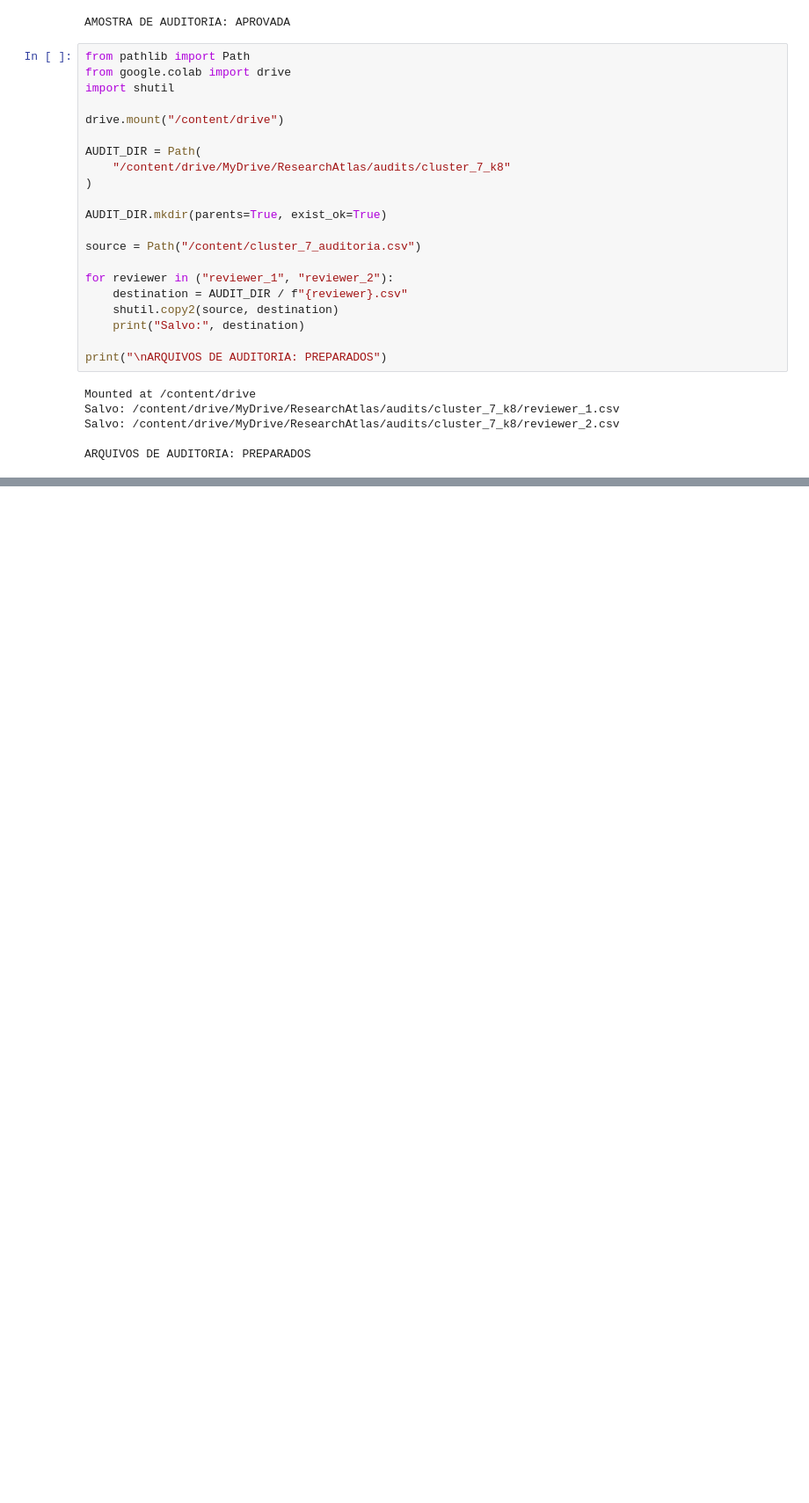
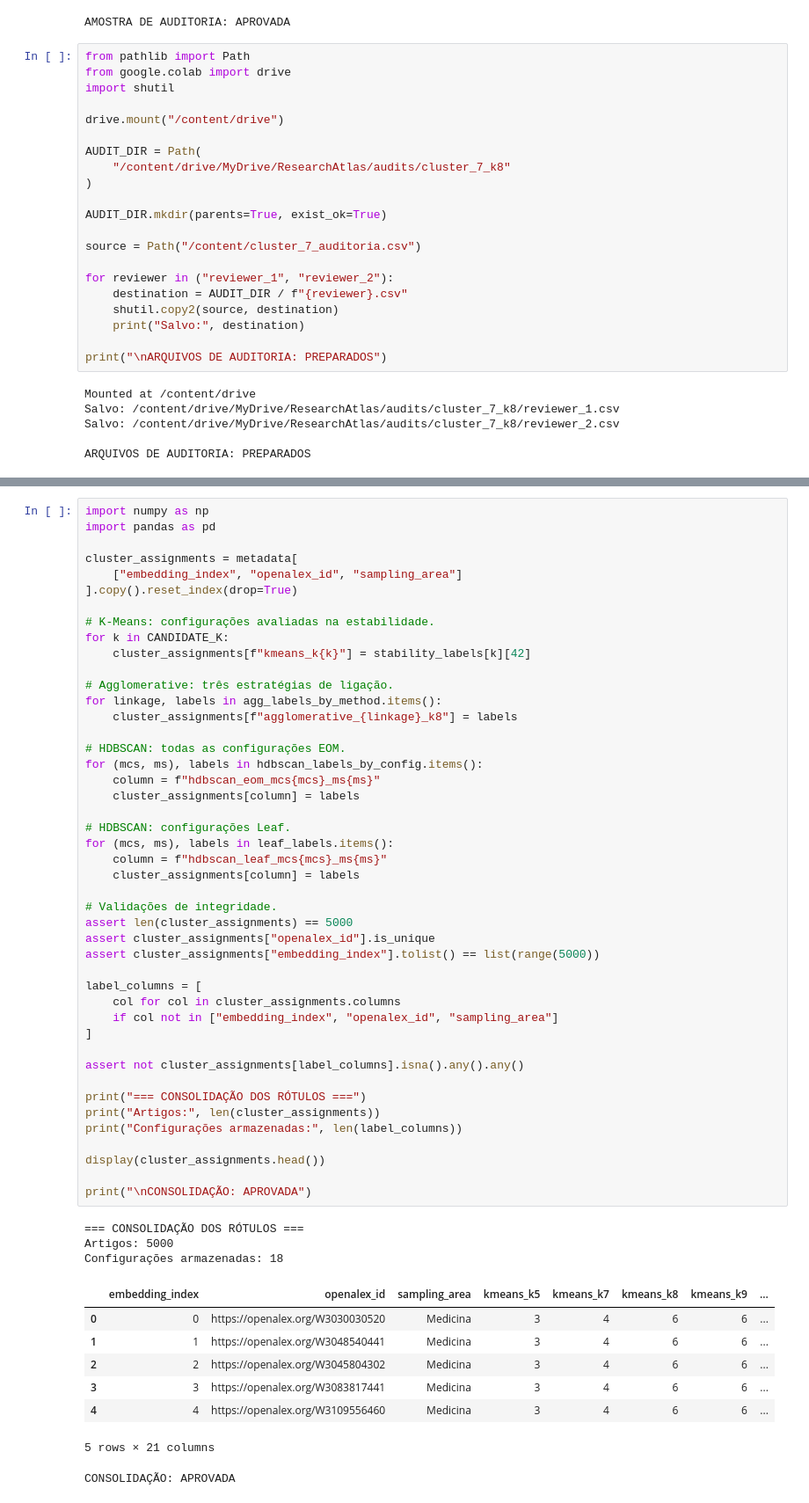
Before and after one commit to Sgnsilv/ResearchAtlas, a Jupyter notebook: notebooks/02_clusterizacao.ipynb, the cells around one changed output, grey strips where cells are left out. Shown at 88% size. Saved outputs shown, nothing was run; the diff lists cells and outputs as text; blank space fills up the shorter version.

```diff
--- a/notebooks/02_clusterizacao.ipynb
+++ b/notebooks/02_clusterizacao.ipynb
@@ -795,0 +1325,57 @@ ARQUIVOS DE AUDITORIA: PREPARADOS
+# %%
+import numpy as np
+import pandas as pd
+
+cluster_assignments = metadata[
+    ["embedding_index", "openalex_id", "sampling_area"]
+].copy().reset_index(drop=True)
+
+# K-Means: configurações avaliadas na estabilidade.
+for k in CANDIDATE_K:
+    cluster_assignments[f"kmeans_k{k}"] = stability_labels[k][42]
+
+# Agglomerative: três estratégias de ligação.
+for linkage, labels in agg_labels_by_method.items():
+    cluster_assignments[f"agglomerative_{linkage}_k8"] = labels
+
+# HDBSCAN: todas as configurações EOM.
+for (mcs, ms), labels in hdbscan_labels_by_config.items():
+    column = f"hdbscan_eom_mcs{mcs}_ms{ms}"
+    cluster_assignments[column] = labels
+
+# HDBSCAN: configurações Leaf.
+for (mcs, ms), labels in leaf_labels.items():
+    column = f"hdbscan_leaf_mcs{mcs}_ms{ms}"
+    cluster_assignments[column] = labels
+
+# Validações de integridade.
+assert len(cluster_assignments) == 5000
+assert cluster_assignments["openalex_id"].is_unique
+assert cluster_assignments["embedding_index"].tolist() == list(range(5000))
+
+label_columns = [
+    col for col in cluster_assignments.columns
+    if col not in ["embedding_index", "openalex_id", "sampling_area"]
+]
+
+assert not cluster_assignments[label_columns].isna().any().any()
+
+print("=== CONSOLIDAÇÃO DOS RÓTULOS ===")
+print("Artigos:", len(cluster_assignments))
+print("Configurações armazenadas:", len(label_columns))
+
+display(cluster_assignments.head())
+
+print("\nCONSOLIDAÇÃO: APROVADA")
+# %% [output]
+=== CONSOLIDAÇÃO DOS RÓTULOS ===
+Artigos: 5000
+Configurações armazenadas: 18
+|  | embedding_index | openalex_id | sampling_area | kmeans_k5 | kmeans_k7 | kmeans_k8 | kmeans_k9 | ... |
+| 0 | 0 | https://openalex.org/W3030030520 | Medicina | 3 | 4 | 6 | 6 | ... |
+| 1 | 1 | https://openalex.org/W3048540441 | Medicina | 3 | 4 | 6 | 6 | ... |
+| 2 | 2 | https://openalex.org/W3045804302 | Medicina | 3 | 4 | 6 | 6 | ... |
+| 3 | 3 | https://openalex.org/W3083817441 | Medicina | 3 | 4 | 6 | 6 | ... |
+| 4 | 4 | https://openalex.org/W3109556460 | Medicina | 3 | 4 | 6 | 6 | ... |
+5 rows × 21 columns
+CONSOLIDAÇÃO: APROVADA
```
Also changed, not shown: parts of 10 cells of this notebook.
